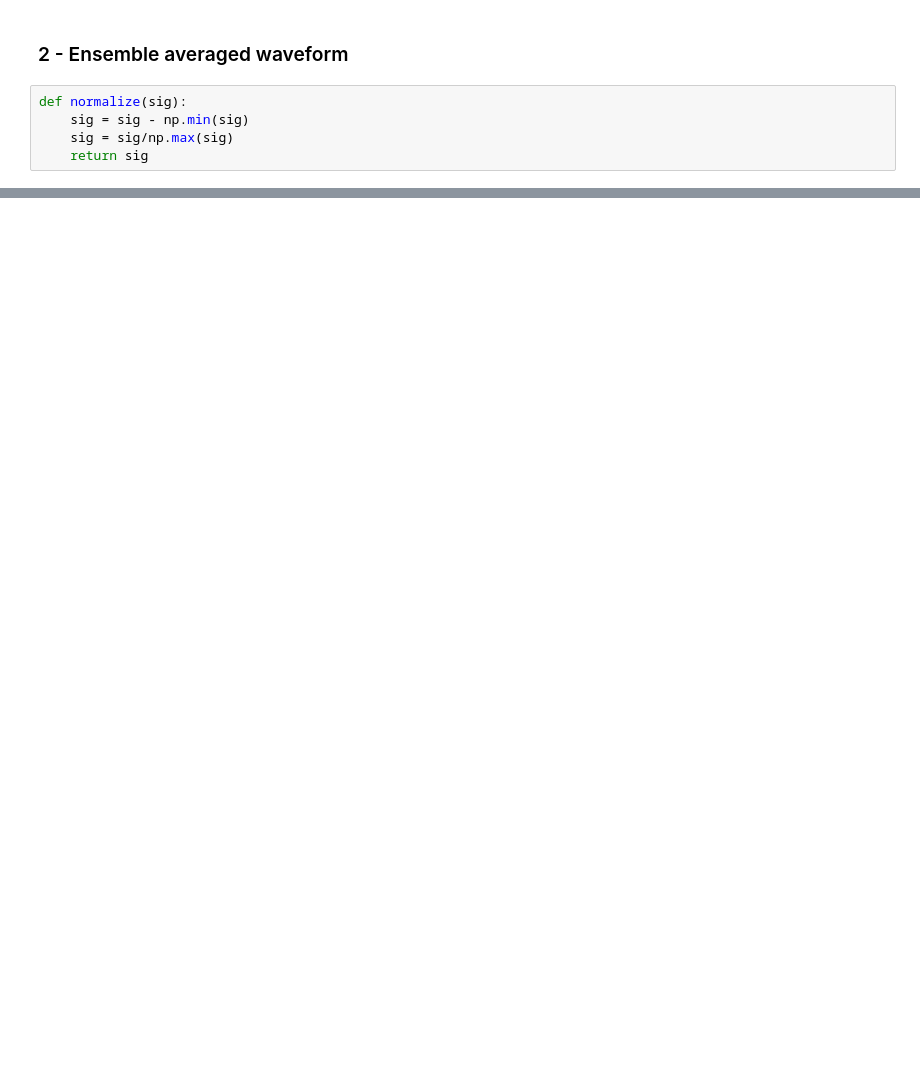
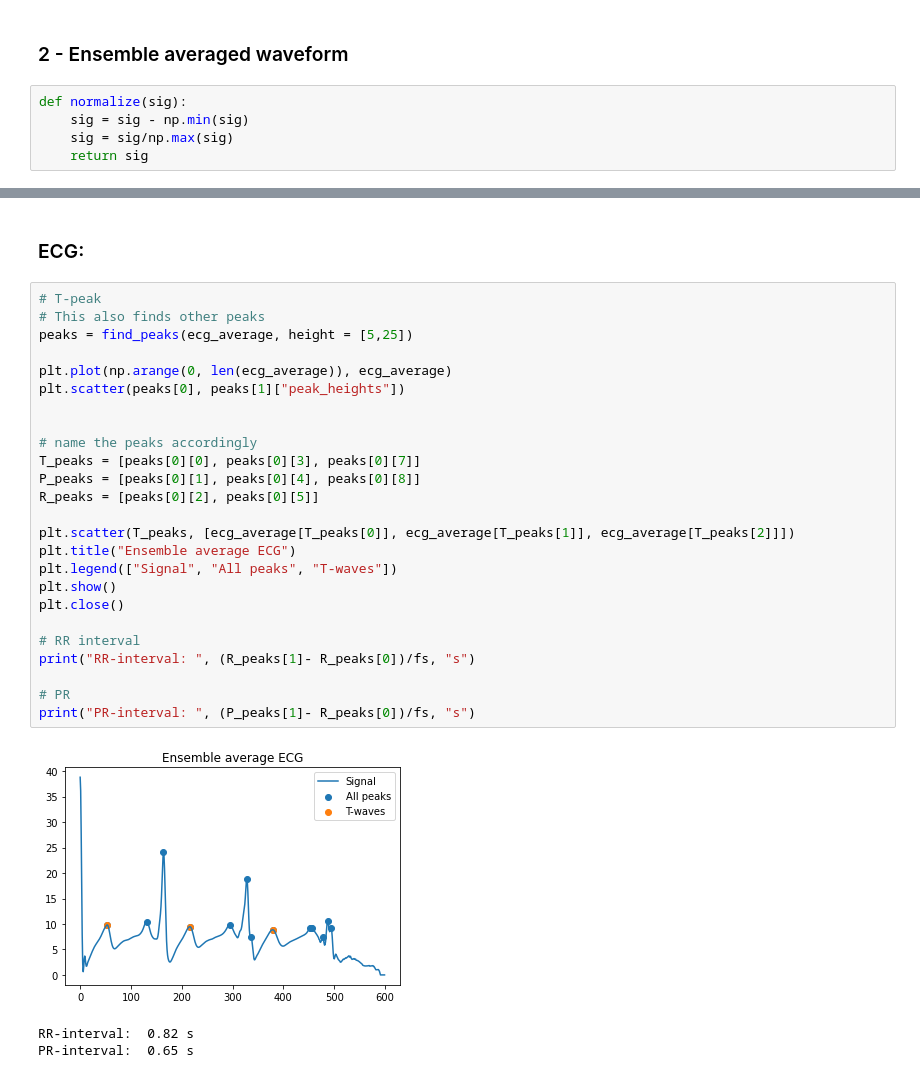
Before and after one commit to Juoksuorava/Health-Wearables-2021, a Jupyter notebook: Analysis Exercise 3/analysis_exercise_3.ipynb, the cells around one changed output, grey strips where cells are left out. Cells and saved outputs as stored; diff of their text form; blank space fills up the shorter version.

```diff
--- a/Analysis Exercise 3/analysis_exercise_3.ipynb
+++ b/Analysis Exercise 3/analysis_exercise_3.ipynb
@@ -98,0 +143,31 @@ ensemble_average(ecg_sliced)
+# %% [markdown]
+### ECG:
+# %%
+# T-peak
+# This also finds other peaks
+peaks = find_peaks(ecg_average, height = [5,25])
+
+plt.plot(np.arange(0, len(ecg_average)), ecg_average)
+plt.scatter(peaks[0], peaks[1]["peak_heights"])
+
+
+# name the peaks accordingly
+T_peaks = [peaks[0][0], peaks[0][3], peaks[0][7]]
+P_peaks = [peaks[0][1], peaks[0][4], peaks[0][8]]
+R_peaks = [peaks[0][2], peaks[0][5]]
+
+plt.scatter(T_peaks, [ecg_average[T_peaks[0]], ecg_average[T_peaks[1]], ecg_average[T_peaks[2]]])
+plt.title("Ensemble average ECG")
+plt.legend(["Signal", "All peaks", "T-waves"])
+plt.show()
+plt.close()
+
+# RR interval
+print("RR-interval: ", (R_peaks[1]- R_peaks[0])/fs, "s")
+
+# PR
+print("PR-interval: ", (P_peaks[1]- R_peaks[0])/fs, "s")
+# %% [output]
+[figure, added]
+RR-interval:  0.82 s
+PR-interval:  0.65 s
```
Also changed, not shown: parts of 10 cells of this notebook.
